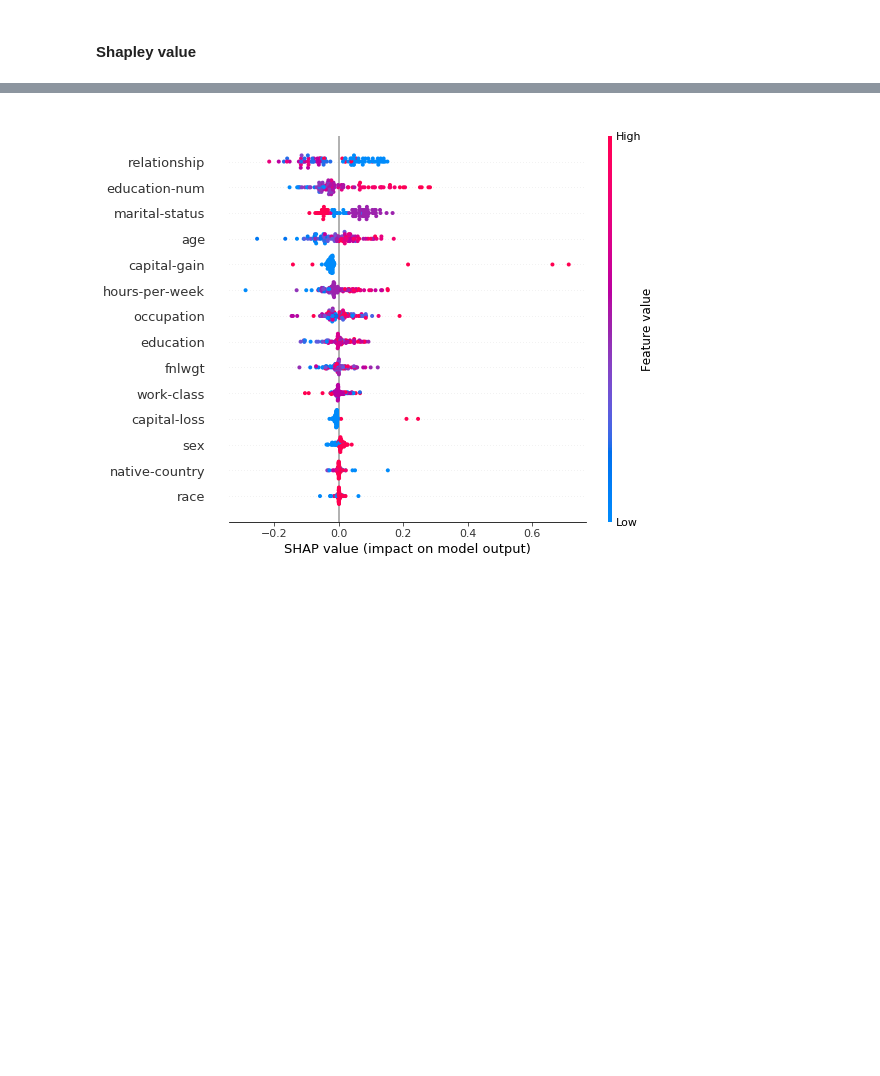
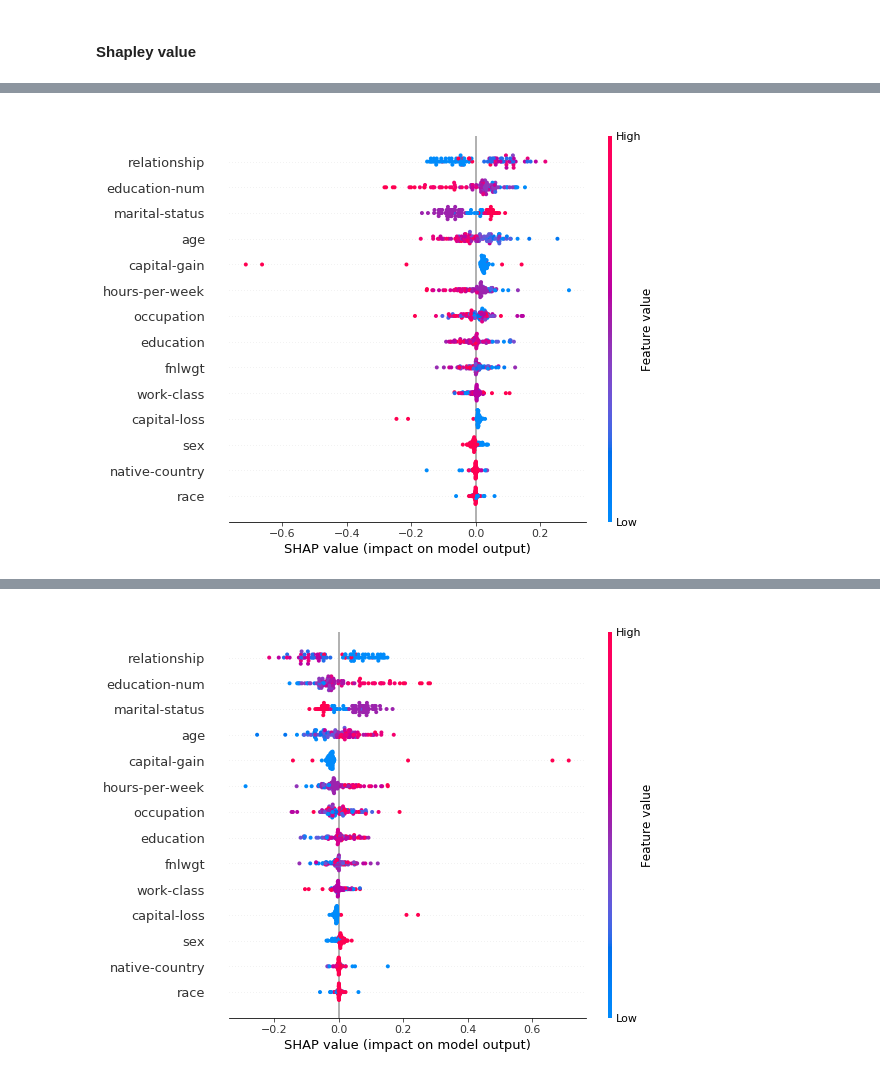
Before and after one commit to XiaoqiMa/Master-Thesis, a Jupyter notebook: Code/Jupyter-notebooks/feature_importance.ipynb, the cells around one changed output, grey strips where cells are left out. Cells and saved outputs as stored; diff of their text form; code cells hidden in the pictures; blank space fills up the shorter version.

```diff
--- a/Code/Jupyter-notebooks/feature_importance.ipynb
+++ b/Code/Jupyter-notebooks/feature_importance.ipynb
@@ -302,0 +309,4 @@ shap_values = explainer.shap_values(X.iloc[:100])
+# %%
+shap.summary_plot(shap_values[0], features=X.iloc[:100])
+# %% [output]
+[figure, added]
```
Also changed, not shown: parts of 4 cells of this notebook, 18 other files.
